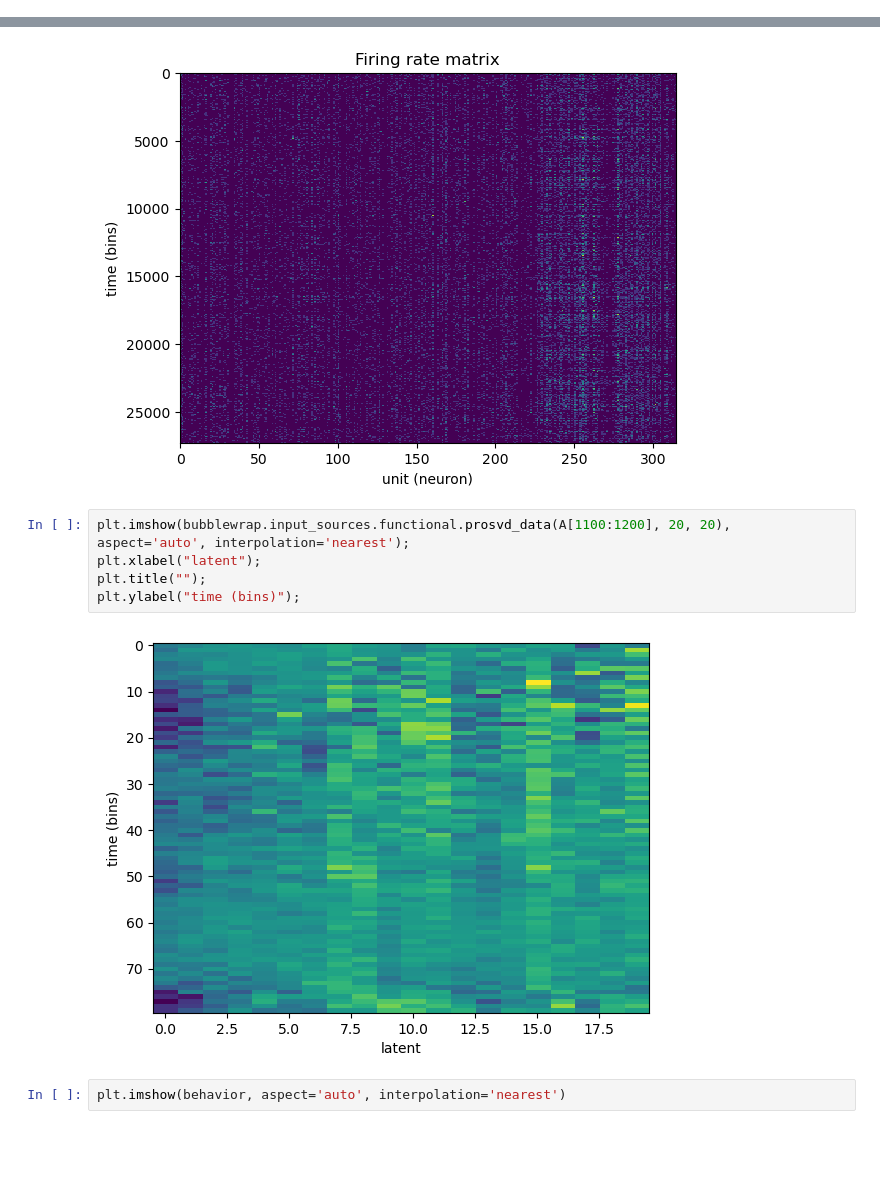
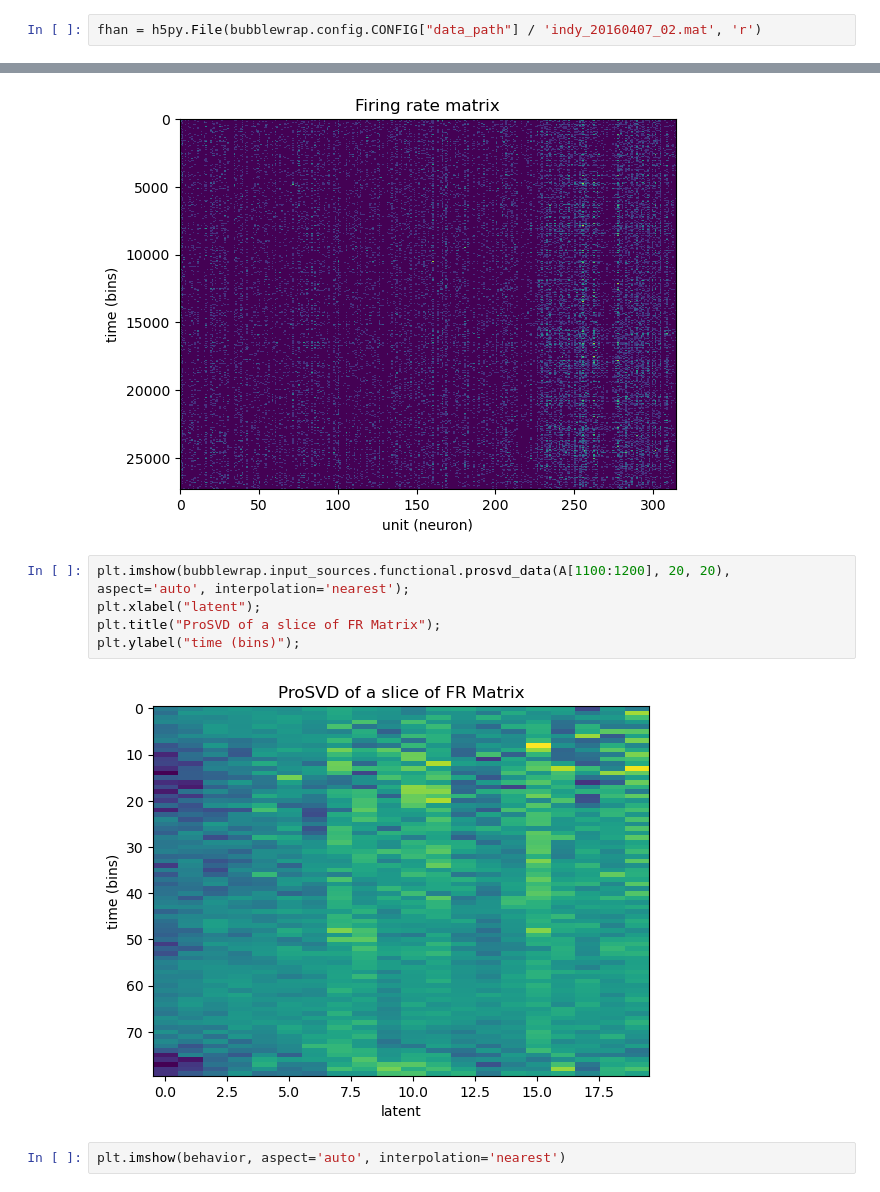
Before and after one commit to draeloslab/Bubblewrap, a Jupyter notebook: generated/datasets/dataset_processor.ipynb, the cells around one changed output, grey strips where cells are left out. Drawn from its saved outputs; the diff is of its cells as text; blank space fills up the shorter version.

```diff
--- a/generated/datasets/dataset_processor.ipynb
+++ b/generated/datasets/dataset_processor.ipynb
@@ -12,3 +10,5 @@ fhan = h5py.File('indy_20160407_02.mat', 'r')
+# %%
+fhan = h5py.File(bubblewrap.config.CONFIG["data_path"] / 'indy_20160407_02.mat', 'r')
 # %%
 # this is a first pass I'm using to find the first and last spikes
 l = []
@@ -67,10 +72,10 @@ plt.xlabel("unit (neuron)");
 # %%
 plt.imshow(bubblewrap.input_sources.functional.prosvd_data(A[1100:1200], 20, 20), aspect='auto', interpolation='nearest');
 plt.xlabel("latent");
-plt.title("");
+plt.title("ProSVD of a slice of FR Matrix");
 plt.ylabel("time (bins)");
 # %% [output]
-[figure, old version]
+[figure, new version]
 # %%
 plt.imshow(behavior, aspect='auto', interpolation='nearest')
 # %% [output]
```
Also changed, not shown: parts of 81 cells of this notebook, 9 other files.
